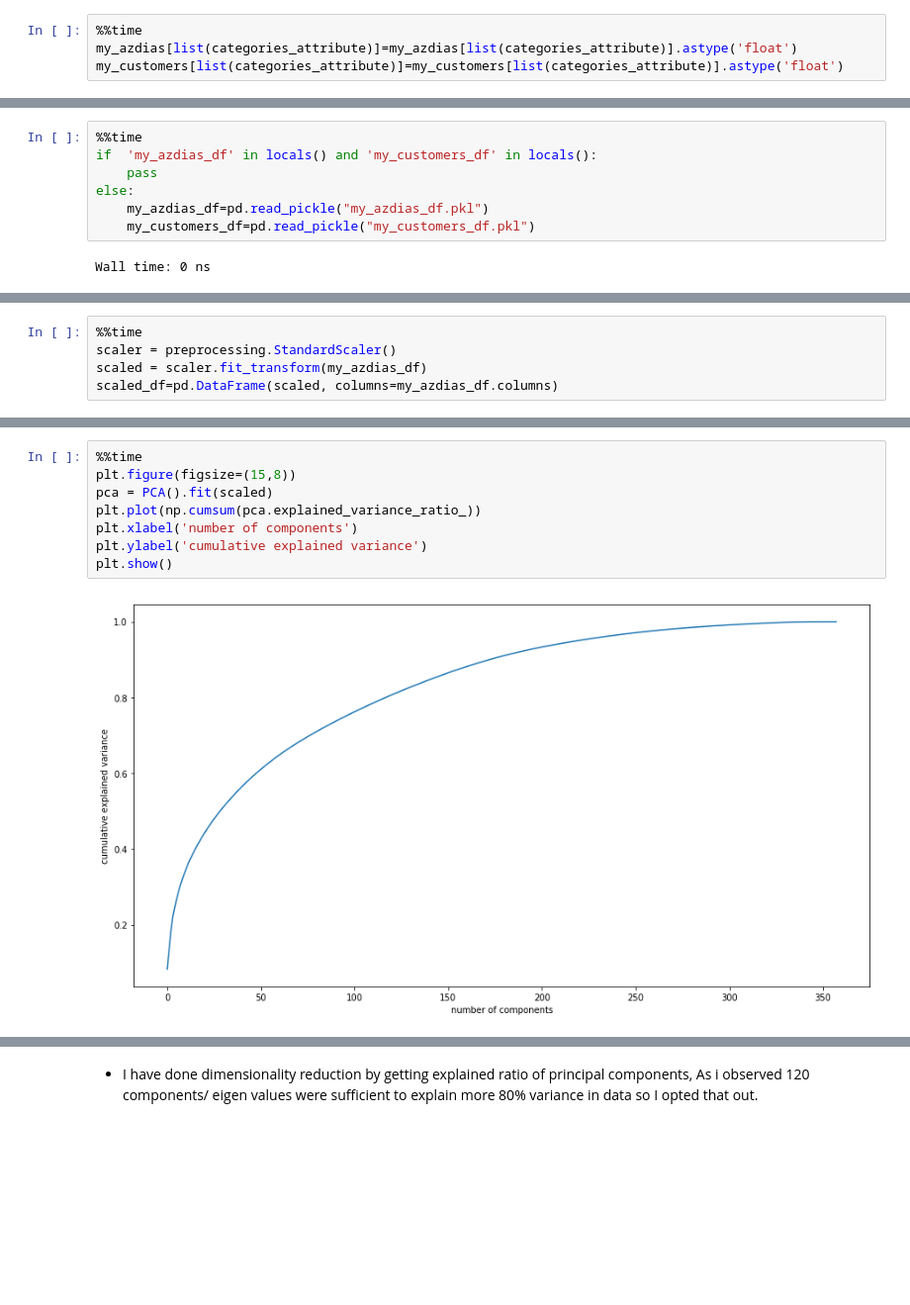
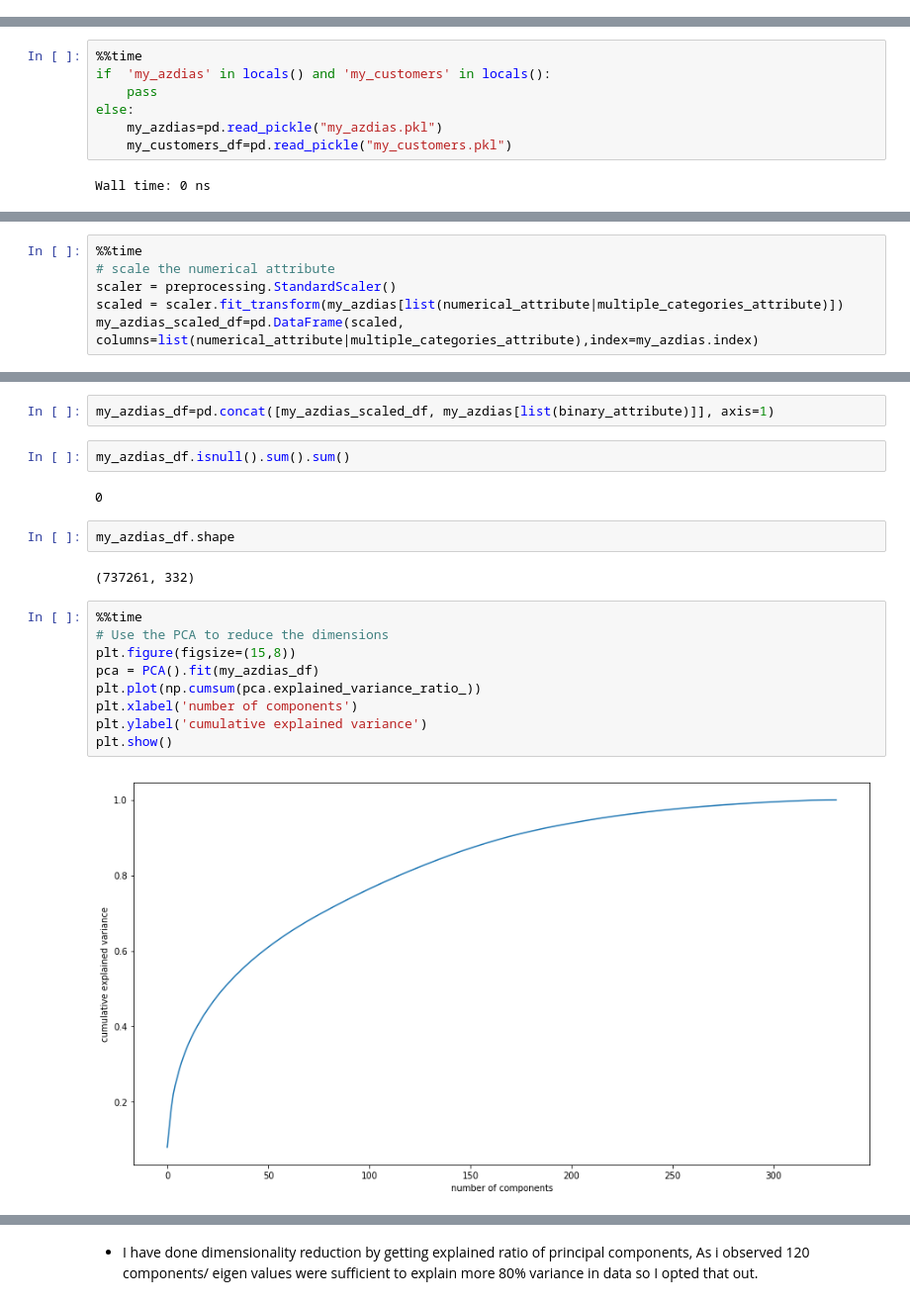
Before and after one commit to xueweiyema/ArvatoProject, a Jupyter notebook: Arvato Project Workbook.ipynb, the cells around one changed output, grey strips where cells are left out. Shown at 99% size. Drawn from its saved outputs; the diff is of its cells as text; blank space fills up the shorter version.

```diff
--- a/Arvato Project Workbook.ipynb
+++ b/Arvato Project Workbook.ipynb
@@ -860,4 +949,0 @@ my_customers[list(binary_attribute)]=my_customers[list(binary_attribute)].astype
-# %%
-%%time
-my_azdias[list(categories_attribute)]=my_azdias[list(categories_attribute)].astype('float')
-my_customers[list(categories_attribute)]=my_customers[list(categories_attribute)].astype('float')
@@ -897,11 +967,11 @@ Wall time: 8.5 s
 The main bulk of your analysis will come in this part of the project. Here, you should use unsupervised learning techniques to describe the relationship between the demographics of the company's existing customers and the general population of Germany. By the end of this part, you should be able to describe parts of the general population that are more likely to be part of the mail-order company's main customer base, and which parts of the general population are less so.
 # %%
 %%time
-if  'my_azdias_df' in locals() and 'my_customers_df' in locals():
+if  'my_azdias' in locals() and 'my_customers' in locals():
     pass
 else:
-    my_azdias_df=pd.read_pickle("my_azdias_df.pkl")
-    my_customers_df=pd.read_pickle("my_customers_df.pkl")
+    my_azdias=pd.read_pickle("my_azdias.pkl")
+    my_customers_df=pd.read_pickle("my_customers.pkl")
 # %% [output]
 Wall time: 0 ns
 # %%
@@ -917,6 +985,7 @@ my_customers_df.fillna(0,inplace=True)
 # %%
 %%time
+# scale the numerical attribute
 scaler = preprocessing.StandardScaler()
-scaled = scaler.fit_transform(my_azdias_df)
-scaled_df=pd.DataFrame(scaled, columns=my_azdias_df.columns)
+scaled = scaler.fit_transform(my_azdias[list(numerical_attribute|multiple_categories_attribute)])
+my_azdias_scaled_df=pd.DataFrame(scaled, columns=list(numerical_attribute|multiple_categories_attribute),index=my_azdias.index)
 # %% [output]
@@ -929,10 +997,21 @@ def scaler_df(df):
+# %%
+my_azdias_df=pd.concat([my_azdias_scaled_df, my_azdias[list(binary_attribute)]], axis=1)
+# %%
+my_azdias_df.isnull().sum().sum()
+# %% [output]
+0
+# %%
+my_azdias_df.shape
+# %% [output]
+(737261, 332)
 # %%
 %%time
+# Use the PCA to reduce the dimensions
 plt.figure(figsize=(15,8))
-pca = PCA().fit(scaled)
+pca = PCA().fit(my_azdias_df)
 plt.plot(np.cumsum(pca.explained_variance_ratio_))
 plt.xlabel('number of components')
 plt.ylabel('cumulative explained variance')
 plt.show()
 # %% [output]
-[figure, old version]
+[figure, new version]
```
Also changed, not shown: parts of 78 cells of this notebook.
